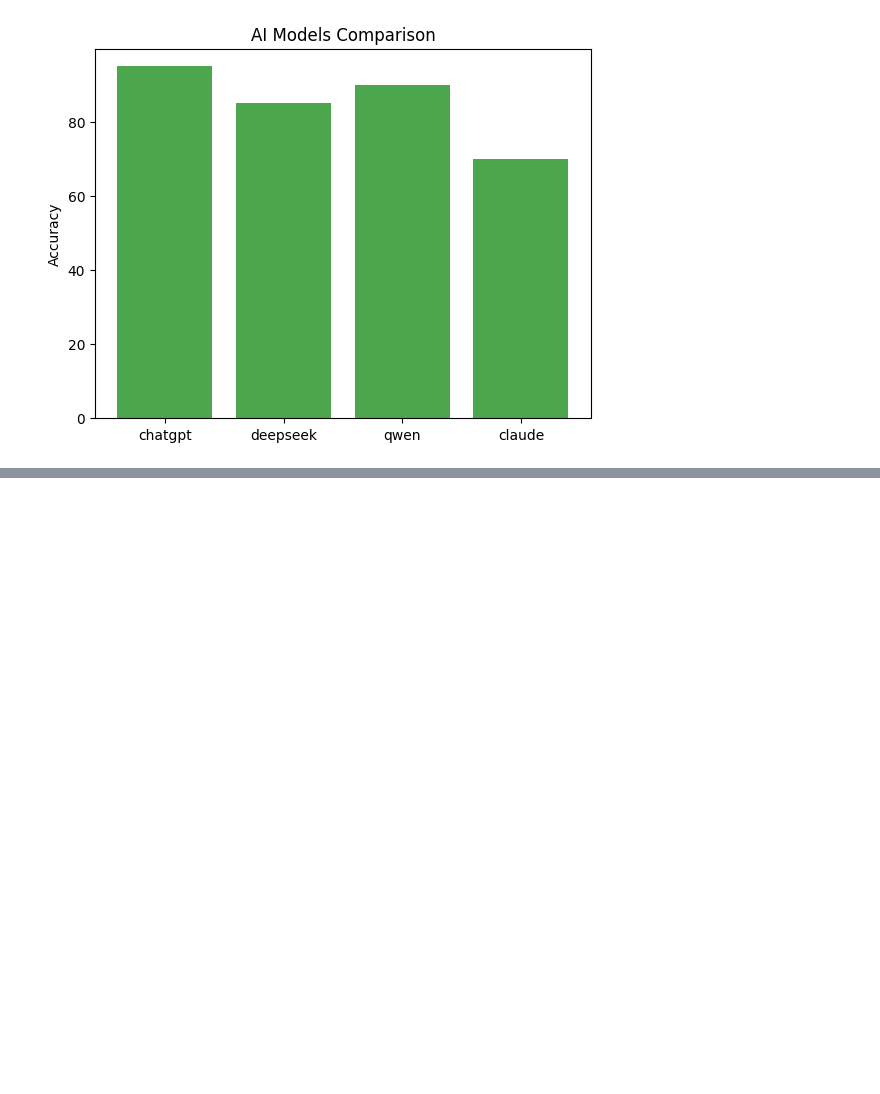
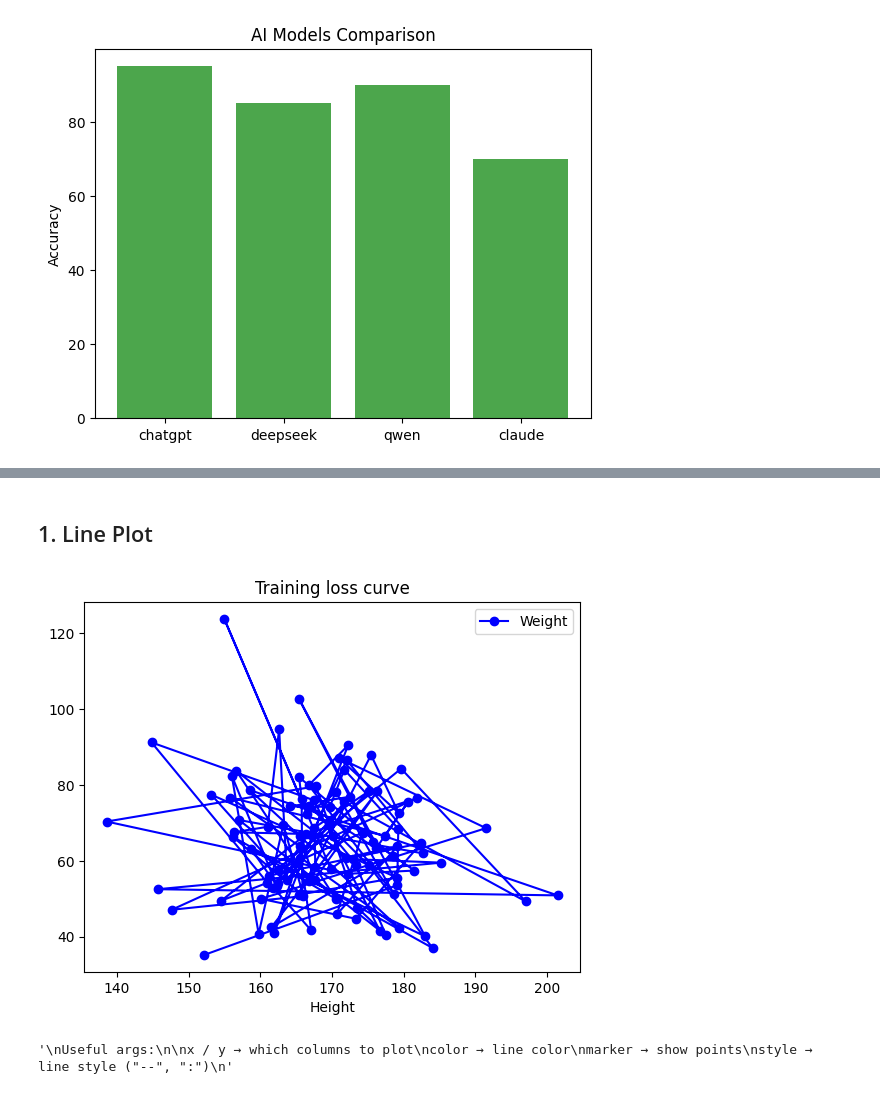
Before and after one commit to megabytis/applied-ML-notebooks, a Jupyter notebook: MatplotLib/notes.ipynb, the cells around one changed output, grey strips where cells are left out. Saved outputs shown, nothing was run; the diff lists cells and outputs as text; code cells hidden in the pictures; blank space fills up the shorter version.

Commit message:
added notes for .plot() of pandas library
all kinds of plottings of pandas .plot() like; line plot, bar plot, histogram, scatter plot, box plot, etc....

```diff
--- a/MatplotLib/notes.ipynb
+++ b/MatplotLib/notes.ipynb
@@ -210,0 +232,18 @@ fig, ax = plt.subplots() → preferred way in ML notebooks
+# %% [markdown]
+## 1. Line Plot
+# %%
+df.plot(x="Height", y="Weight", kind="line", marker="o", color="blue")
+plt.title("Training loss curve")
+plt.show()
+
+'''
+Useful args:
+
+x / y → which columns to plot
+color → line color
+marker → show points
+style → line style ("--", ":")
+'''
+# %% [output]
+[figure, added]
+'\nUseful args:\n\nx / y → which columns to plot\ncolor → line color\nmarker → show points\nstyle → line style ("--", ":")\n'
```
Also changed, not shown: parts of 24 cells of this notebook.
